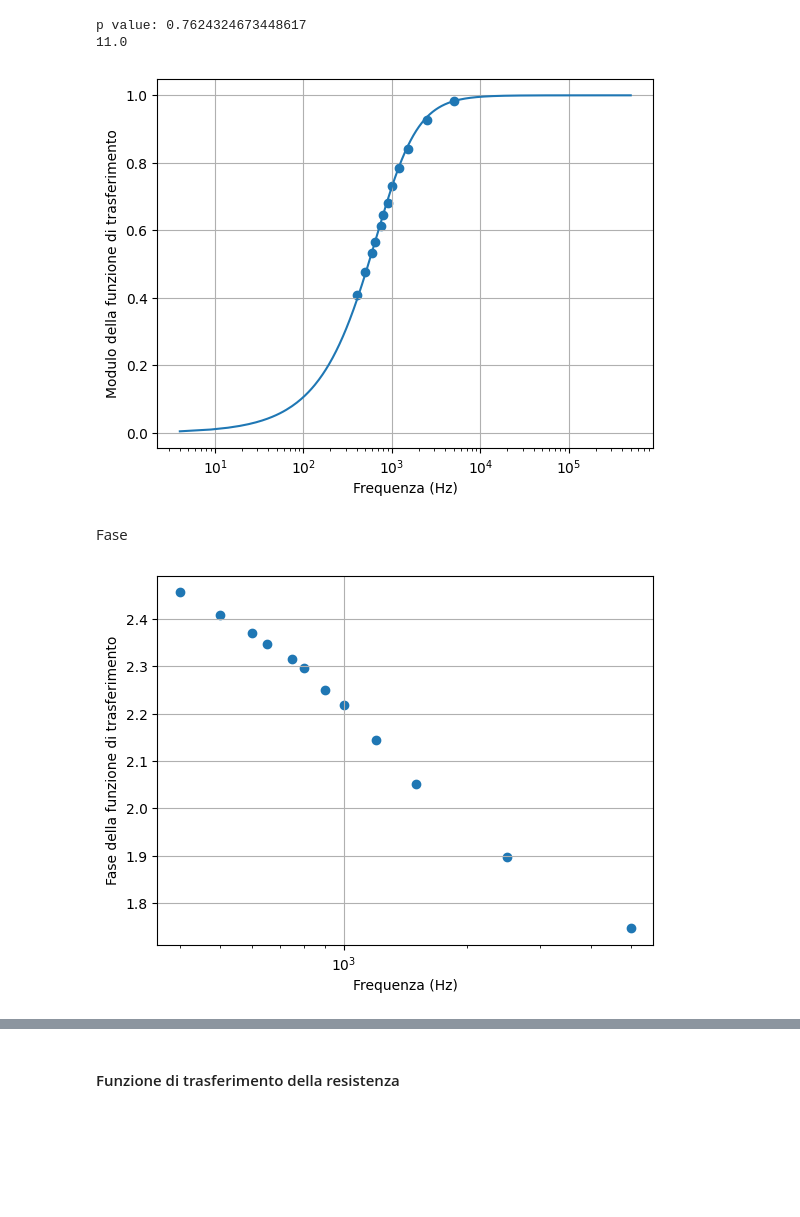
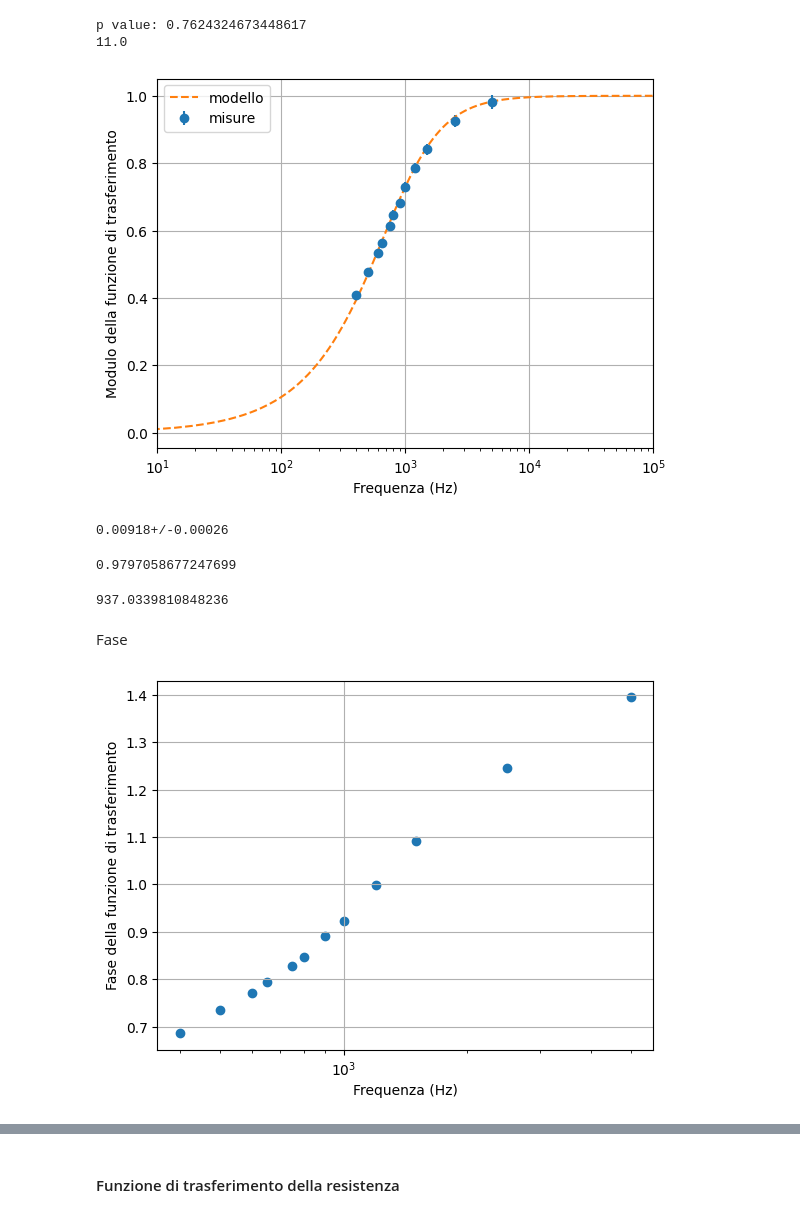
Before and after one commit to ARossiUnimib/Laboratorio-2---Gruppo-21-A.A.-2023-24, a Jupyter notebook: Notebooks/Circuiti_3/Circuiti_3.ipynb, the cells around one changed output, grey strips where cells are left out. Saved outputs shown, nothing was run; the diff lists cells and outputs as text; code cells hidden in the pictures; blank space fills up the shorter version.

```diff
--- a/Notebooks/Circuiti_3/Circuiti_3.ipynb
+++ b/Notebooks/Circuiti_3/Circuiti_3.ipynb
@@ -110,0 +121,5 @@ plt.show()
+# %%
+a = ufloat(m.values["a"], m.errors["a"])
+H = 1 / uu.sqrt(a*nu_c**2 + 1)
+t = abs(H.nominal_value - 1/np.sqrt(2))/H.std_dev
+print(H, t)
@@ -175,0 +199,5 @@ plt.show()
+# %%
+a = ufloat(m.values["a"], m.errors["a"])
+H = a / nu_c
+t = abs(H.nominal_value - np.tan(-np.pi/4))/H.std_dev
+print(np.arctan(H.nominal_value), t)
@@ -241,0 +278,5 @@ plt.show()
+# %%
+a = ufloat(m.values["a"], m.errors["a"])
+H = 1 / uu.sqrt(1 + a/(nu_c**2))
+t = abs(H.nominal_value - 1/np.sqrt(2))/H.std_dev
+print(H, t)
@@ -264,7 +332,7 @@ for i in range(len(data)):
     Vin.append(data[i][1])
     Vout.append(data[i][2])
     Vin_out.append(data[i][3])
-    phdiff.append(np.pi/2 + data[i][4] * np.pi / 180)
+    phdiff.append(np.pi/2 - data[i][4] * np.pi / 180)
 
 freq = np.array(freq)
 Vin = np.array(Vin)
@@ -322,18 +392,45 @@ p value: 0.7624324673448617
 # %%
 fig,ax = plt.subplots(1,1)
 ax.set_xlabel("Frequenza (Hz)")
 ax.set_ylabel("Modulo della funzione di trasferimento")
 ax.set_xscale("log")
 
-plt.scatter(freq, Vout/Vin)
+plt.errorbar(freq, Vout/Vin, V_err, fmt='o', label='misure')
 x = np.linspace(min(freq)/100,max(freq)*100,100000)
 y = model(x,m.values["a"])
-plt.plot(x,y)
+plt.plot(x,y, linestyle = '--', label='modello')
+ax.set_xlim(10,10**5)
 
 plt.grid()
+plt.legend()
 plt.show()
 # %% [output]
-[figure, old version]
+[figure, new version]
+# %%
+a = ufloat(m.values["a"], m.errors["a"])
+L1 = (R_tot**2) / (4 * np.pi * a)
+print(L1)
+# %% [output]
+0.00918+/-0.00026
+# %%
+print(model(nu_c, m.values["a"]))
+# %% [output]
+0.9797058677247699
+# %%
+def zero ( xMin, xMax, func, prec = 0.0001 ):
+    '''calcola zeri con il metodo della bisezione ricorsivo'''
+    xAve = 0.5 * (xMax + xMin)
+
+    if xMax - xMin < prec : return xAve
+    if func(xAve) * func(xMin) > 0 : return zero (xAve, xMax, func, prec)
+    else                           : return zero (xMin, xAve, func, prec)
+
+def func(x):
+    return model(x,m.values["a"]) - 1/np.sqrt(2)
+
+zero(500,1000,func)
+# %% [output]
+937.0339810848236
 # %% [markdown]
 Fase
 # %%
@@ -347,7 +444,7 @@ plt.scatter(freq, phdiff)
 plt.grid()
 plt.show()
 # %% [output]
-[figure, old version]
+[figure, new version]
 # %%
 def model(x,a):
     return a * x
```
Also changed, not shown: parts of 41 cells of this notebook.
